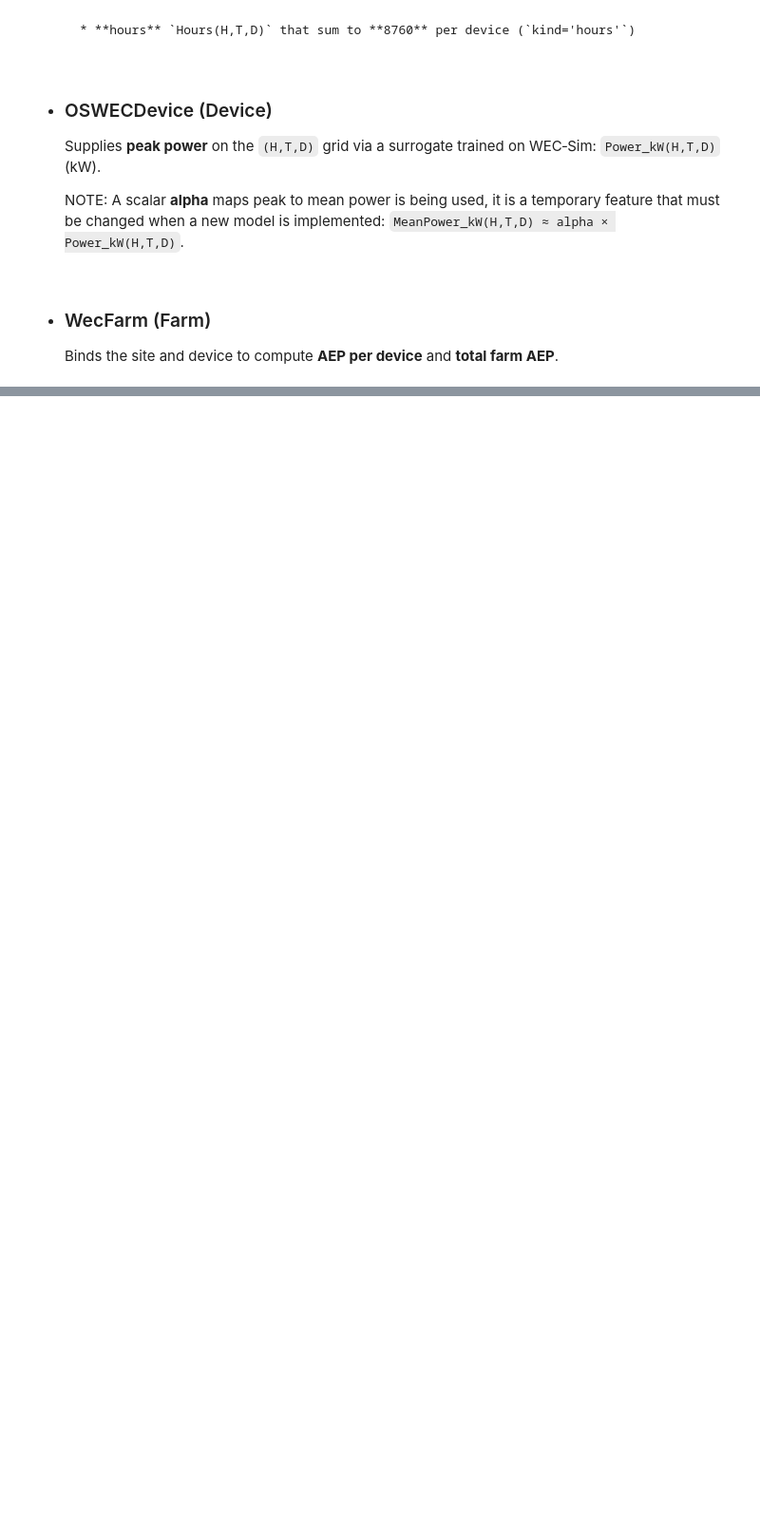
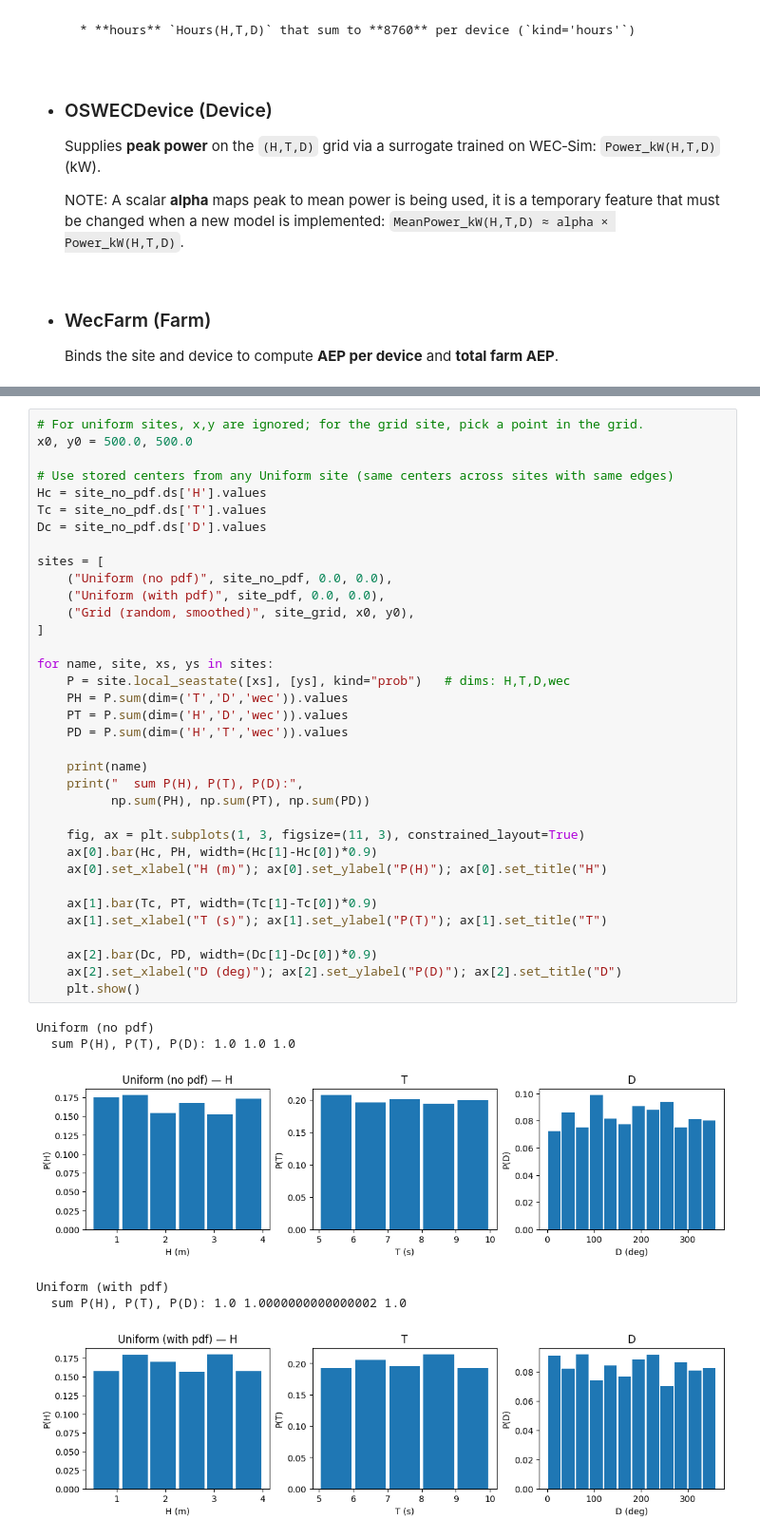
Before and after one commit to rafaelvalotta/WESL, a Jupyter notebook: optimizer/WaveEnergy/WaveEnergy.ipynb, the cells around one changed output, grey strips where cells are left out. Shown at 95% size. Saved outputs shown, nothing was run; the diff lists cells and outputs as text; blank space fills up the shorter version.

```diff
--- a/optimizer/WaveEnergy/WaveEnergy.ipynb
+++ b/optimizer/WaveEnergy/WaveEnergy.ipynb
@@ -31,0 +87,42 @@ import xarray as xr
+# %%
+# For uniform sites, x,y are ignored; for the grid site, pick a point in the grid.
+x0, y0 = 500.0, 500.0
+
+# Use stored centers from any Uniform site (same centers across sites with same edges)
+Hc = site_no_pdf.ds['H'].values
+Tc = site_no_pdf.ds['T'].values
+Dc = site_no_pdf.ds['D'].values
+
+sites = [
+    ("Uniform (no pdf)", site_no_pdf, 0.0, 0.0),
+    ("Uniform (with pdf)", site_pdf, 0.0, 0.0),
+    ("Grid (random, smoothed)", site_grid, x0, y0),
+]
+
+for name, site, xs, ys in sites:
+    P = site.local_seastate([xs], [ys], kind="prob")   # dims: H,T,D,wec
+    PH = P.sum(dim=('T','D','wec')).values
+    PT = P.sum(dim=('H','D','wec')).values
+    PD = P.sum(dim=('H','T','wec')).values
+
+    print(name)
+    print("  sum P(H), P(T), P(D):",
+          np.sum(PH), np.sum(PT), np.sum(PD))
+
+    fig, ax = plt.subplots(1, 3, figsize=(11, 3), constrained_layout=True)
+    ax[0].bar(Hc, PH, width=(Hc[1]-Hc[0])*0.9)
+    ax[0].set_xlabel("H (m)"); ax[0].set_ylabel("P(H)"); ax[0].set_title("H")
+
+    ax[1].bar(Tc, PT, width=(Tc[1]-Tc[0])*0.9)
+    ax[1].set_xlabel("T (s)"); ax[1].set_ylabel("P(T)"); ax[1].set_title("T")
+
+    ax[2].bar(Dc, PD, width=(Dc[1]-Dc[0])*0.9)
+    ax[2].set_xlabel("D (deg)"); ax[2].set_ylabel("P(D)"); ax[2].set_title("D")
+    plt.show()
+# %% [output]
+Uniform (no pdf)
+  sum P(H), P(T), P(D): 1.0 1.0 1.0
+[figure, added]
+Uniform (with pdf)
+  sum P(H), P(T), P(D): 1.0 1.0000000000000002 1.0
+[figure, added]
```
Also changed, not shown: parts of 7 cells of this notebook.
